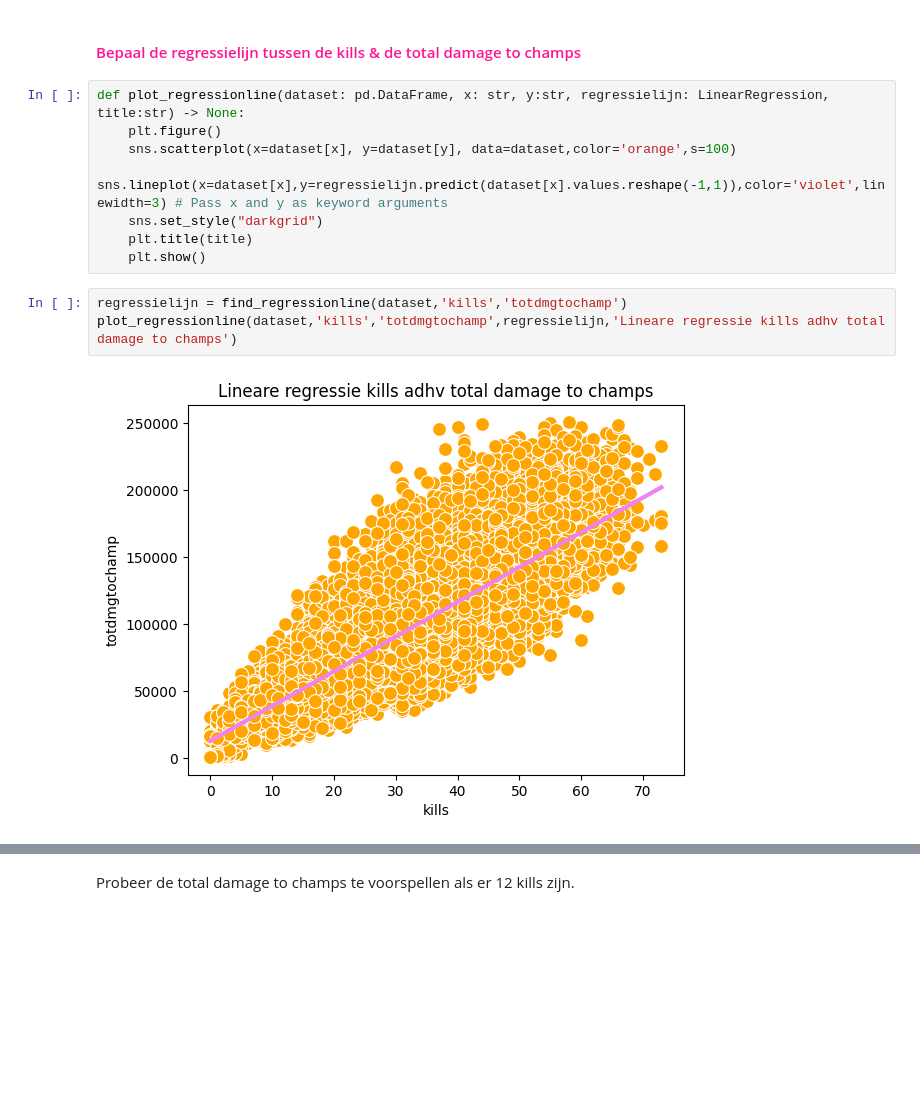
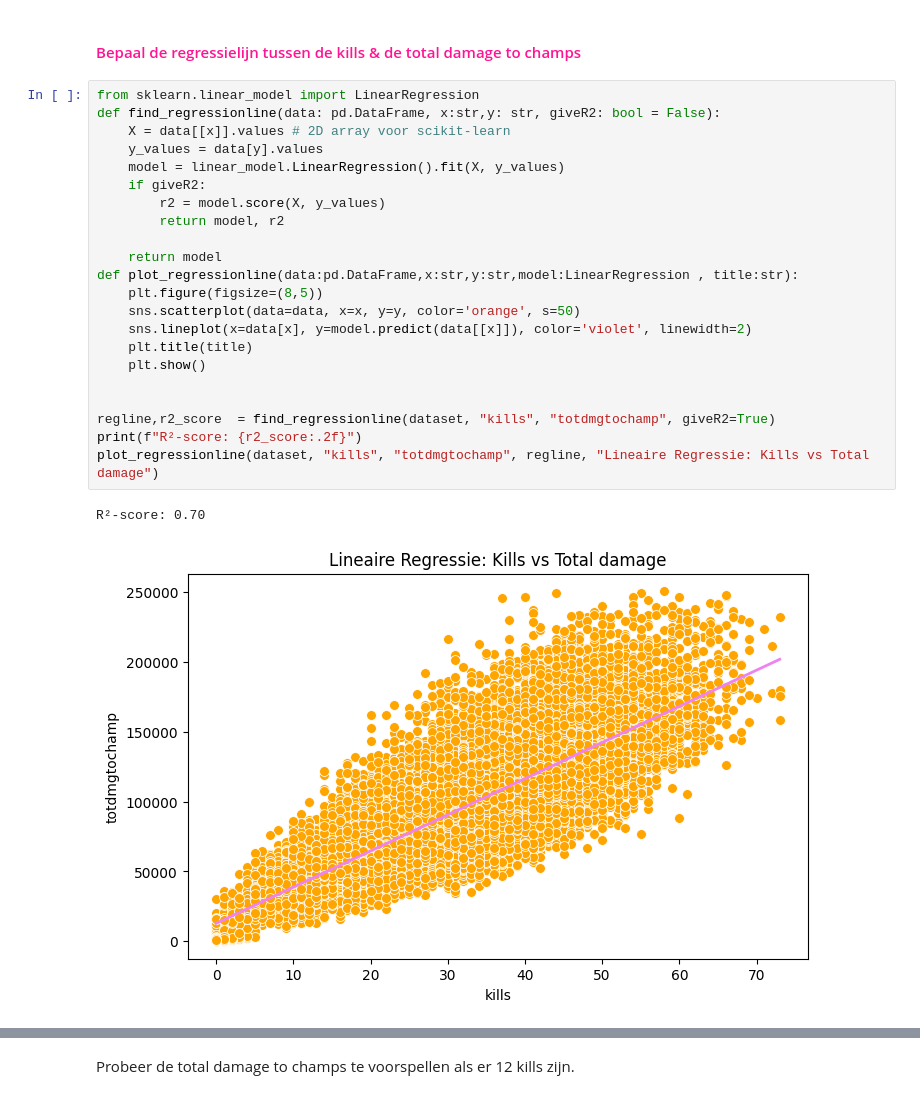
Before and after one commit to pascal-maker/Python, a Jupyter notebook: Labo_05_Correlatie_Lineaire_Regressie_opdracht.ipynb, the cells around one changed output, grey strips where cells are left out. Saved outputs shown, nothing was run; the diff lists cells and outputs as text; blank space fills up the shorter version.

```diff
--- a/Labo_05_Correlatie_Lineaire_Regressie_opdracht.ipynb
+++ b/Labo_05_Correlatie_Lineaire_Regressie_opdracht.ipynb
@@ -239,15 +226,27 @@ print(correlatiegoldheal)
 # %% [markdown]
 #### <span style="color:deeppink"> Bepaal de regressielijn tussen de kills & de total damage to champs
-# %%
-def plot_regressionline(dataset: pd.DataFrame, x: str, y:str, regressielijn: LinearRegression, title:str) -> None:
-    plt.figure()
-    sns.scatterplot(x=dataset[x], y=dataset[y], data=dataset,color='orange',s=100)
-    sns.lineplot(x=dataset[x],y=regressielijn.predict(dataset[x].values.reshape(-1,1)),color='violet',linewidth=3) # Pass x and y as keyword arguments
-    sns.set_style("darkgrid")
-    plt.title(title)
-    plt.show()
-# %%
-regressielijn = find_regressionline(dataset,'kills','totdmgtochamp')
-plot_regressionline(dataset,'kills','totdmgtochamp',regressielijn,'Lineare regressie kills adhv total damage to champs')
-# %% [output]
-[figure, removed]
+# %%
+from sklearn.linear_model import LinearRegression
+def find_regressionline(data: pd.DataFrame, x:str,y: str, giveR2: bool = False):
+    X = data[[x]].values # 2D array voor scikit-learn
+    y_values = data[y].values
+    model = linear_model.LinearRegression().fit(X, y_values)
+    if giveR2:
+        r2 = model.score(X, y_values)
+        return model, r2
+
+    return model
+def plot_regressionline(data:pd.DataFrame,x:str,y:str,model:LinearRegression , title:str):
+    plt.figure(figsize=(8,5))
+    sns.scatterplot(data=data, x=x, y=y, color='orange', s=50)
+    sns.lineplot(x=data[x], y=model.predict(data[[x]]), color='violet', linewidth=2)
+    plt.title(title)
+    plt.show()
+
+
+regline,r2_score  = find_regressionline(dataset, "kills", "totdmgtochamp", giveR2=True)
+print(f"R²-score: {r2_score:.2f}")
+plot_regressionline(dataset, "kills", "totdmgtochamp", regline, "Lineaire Regressie: Kills vs Total damage")
+# %% [output]
+R²-score: 0.70
+[figure, added]
```
Also changed, not shown: parts of 59 cells of this notebook.
